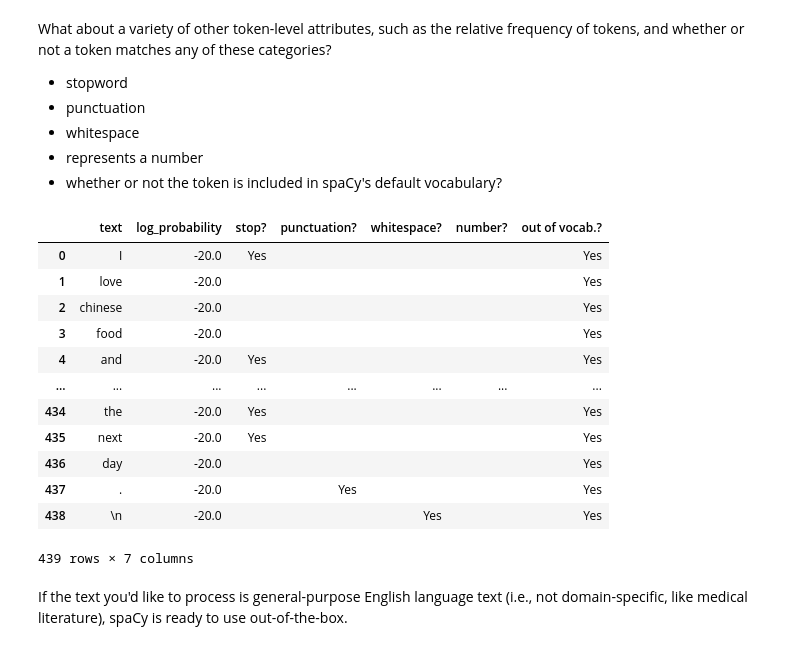
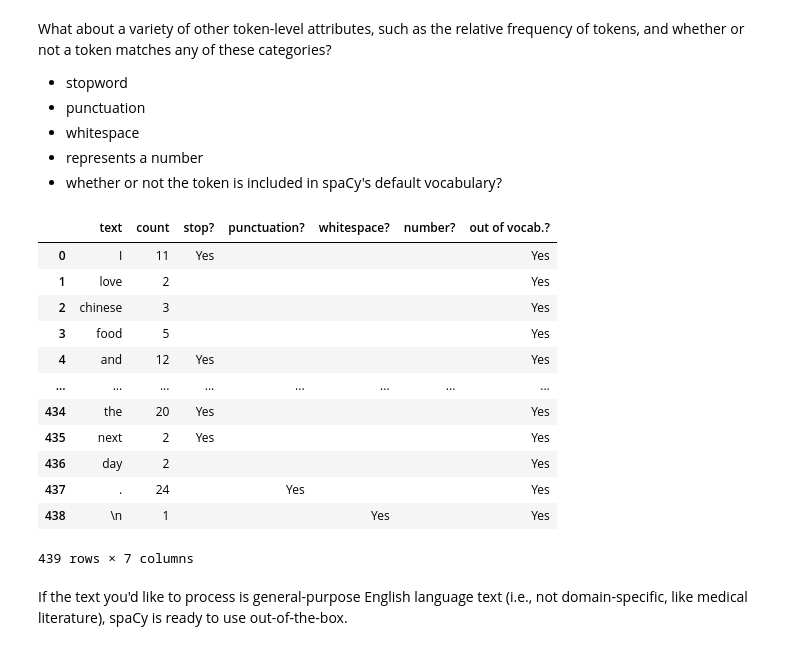
Before and after one commit to brunoabrahao/NLP_yelp, a Jupyter notebook: lecture9_word_algebra_sp25.ipynb, the cells around one changed output. Saved outputs shown, nothing was run; the diff lists cells and outputs as text; code cells hidden in the pictures.

```diff
--- a/lecture9_word_algebra_sp25.ipynb
+++ b/lecture9_word_algebra_sp25.ipynb
@@ -359,43 +359,45 @@ What about a variety of other token-level attributes, such as the relative frequ
 - whitespace
 - represents a number
 - whether or not the token is included in spaCy's default vocabulary?
-# %%
-token_attributes = [(token.orth_,
-                     token.prob,
-                     token.is_stop,
-                     token.is_punct,
-                     token.is_space,
-                     token.like_num,
-                     token.is_oov)
-                    for token in parsed_review]
-
-df = pd.DataFrame(token_attributes,
-                  columns=['text',
-                           'log_probability',
-                           'stop?',
-                           'punctuation?',
-                           'whitespace?',
-                           'number?',
-                           'out of vocab.?'])
-
-df.loc[:, 'stop?':'out of vocab.?'] = (df.loc[:, 'stop?':'out of vocab.?']
-                                       .applymap(lambda x: u'Yes' if x else u''))
-
-df
-# %% [output]
-|  | text | log_probability | stop? | punctuation? | whitespace? | number? | out of vocab.? |
-| 0 | I | -20.0 | Yes |  |  |  | Yes |
-| 1 | love | -20.0 |  |  |  |  | Yes |
-| 2 | chinese | -20.0 |  |  |  |  | Yes |
-| 3 | food | -20.0 |  |  |  |  | Yes |
-| 4 | and | -20.0 | Yes |  |  |  | Yes |
-| ... | ... | ... | ... | ... | ... | ... | ... |
-| 434 | the | -20.0 | Yes |  |  |  | Yes |
-| 435 | next | -20.0 | Yes |  |  |  | Yes |
-| 436 | day | -20.0 |  |  |  |  | Yes |
-| 437 | . | -20.0 |  | Yes |  |  | Yes |
-| 438 | \n | -20.0 |  |  | Yes |  | Yes |
-439 rows × 7 columns
+# %%
+from collections import Counter
+
+# Count how many times each word appears in this review
+word_counts = Counter(token.text.lower() for token in parsed_review)
+
+token_attributes = [(token.text,  # Fixed: was token.orth_ which returns hash IDs
+                     word_counts[token.text.lower()],  # Actual word count in this review
+                     'Yes' if token.is_stop else '',  # Convert to string directly
+                     'Yes' if token.is_punct else '',
+                     'Yes' if token.is_space else '',
+                     'Yes' if token.like_num else '',
+                     'Yes' if token.is_oov else '')
+                    for token in parsed_review]
+
+df = pd.DataFrame(token_attributes,
+                  columns=['text',
+                           'count',  # Shows how many times the word appears
+                           'stop?',
+                           'punctuation?',
+                           'whitespace?',
+                           'number?',
+                           'out of vocab.?'])
+
+df
+# %% [output]
+|  | text | count | stop? | punctuation? | whitespace? | number? | out of vocab.? |
+| 0 | I | 11 | Yes |  |  |  | Yes |
+| 1 | love | 2 |  |  |  |  | Yes |
+| 2 | chinese | 3 |  |  |  |  | Yes |
+| 3 | food | 5 |  |  |  |  | Yes |
+| 4 | and | 12 | Yes |  |  |  | Yes |
+| ... | ... | ... | ... | ... | ... | ... | ... |
+| 434 | the | 20 | Yes |  |  |  | Yes |
+| 435 | next | 2 | Yes |  |  |  | Yes |
+| 436 | day | 2 |  |  |  |  | Yes |
+| 437 | . | 24 |  | Yes |  |  | Yes |
+| 438 | \n | 1 |  |  | Yes |  | Yes |
+439 rows × 7 columns
 # %% [markdown]
 If the text you'd like to process is general-purpose English language text (i.e., not domain-specific, like medical literature), spaCy is ready to use out-of-the-box.
 # %% [markdown]
```
Also changed, not shown: parts of 28 cells of this notebook, 1 other file.
